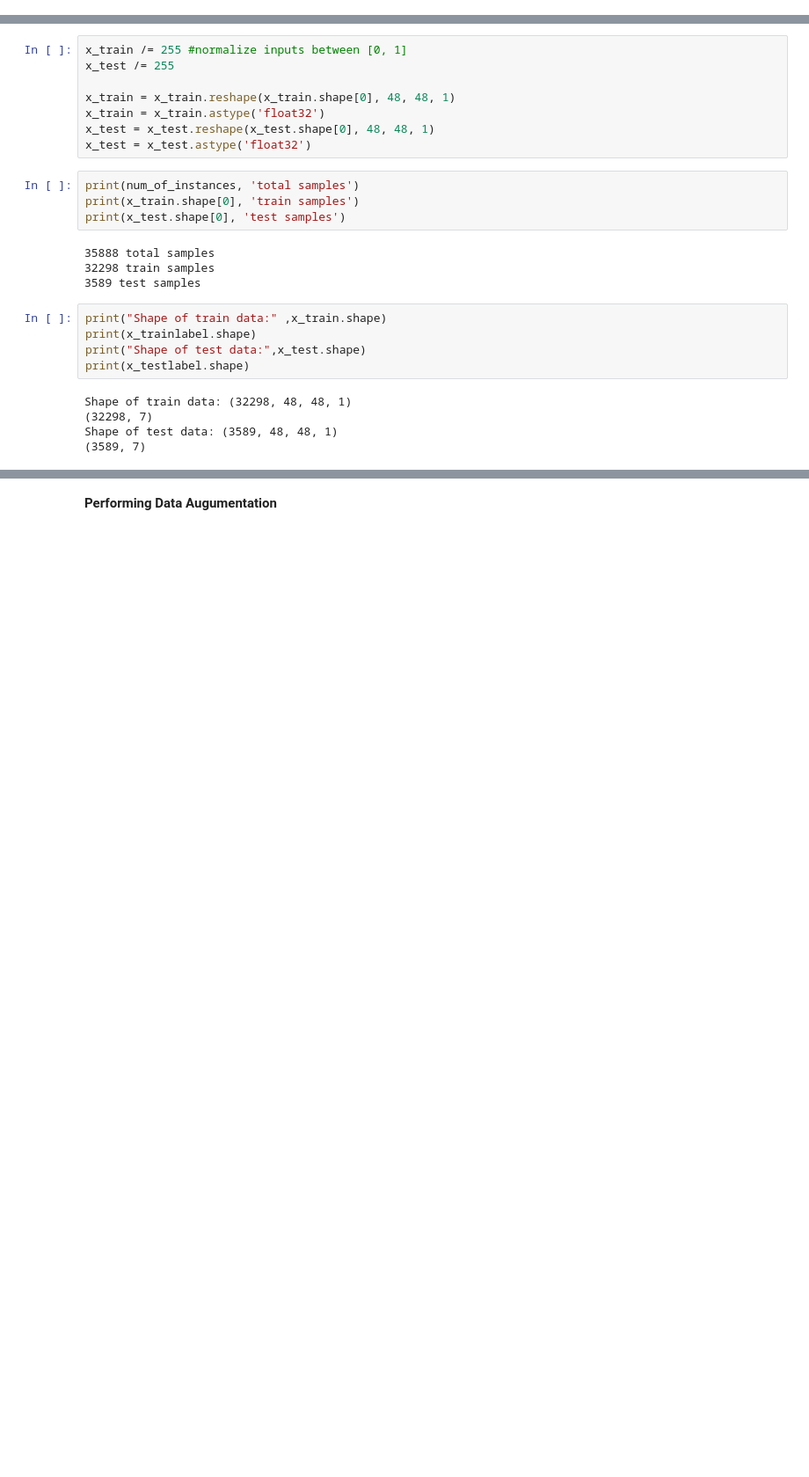
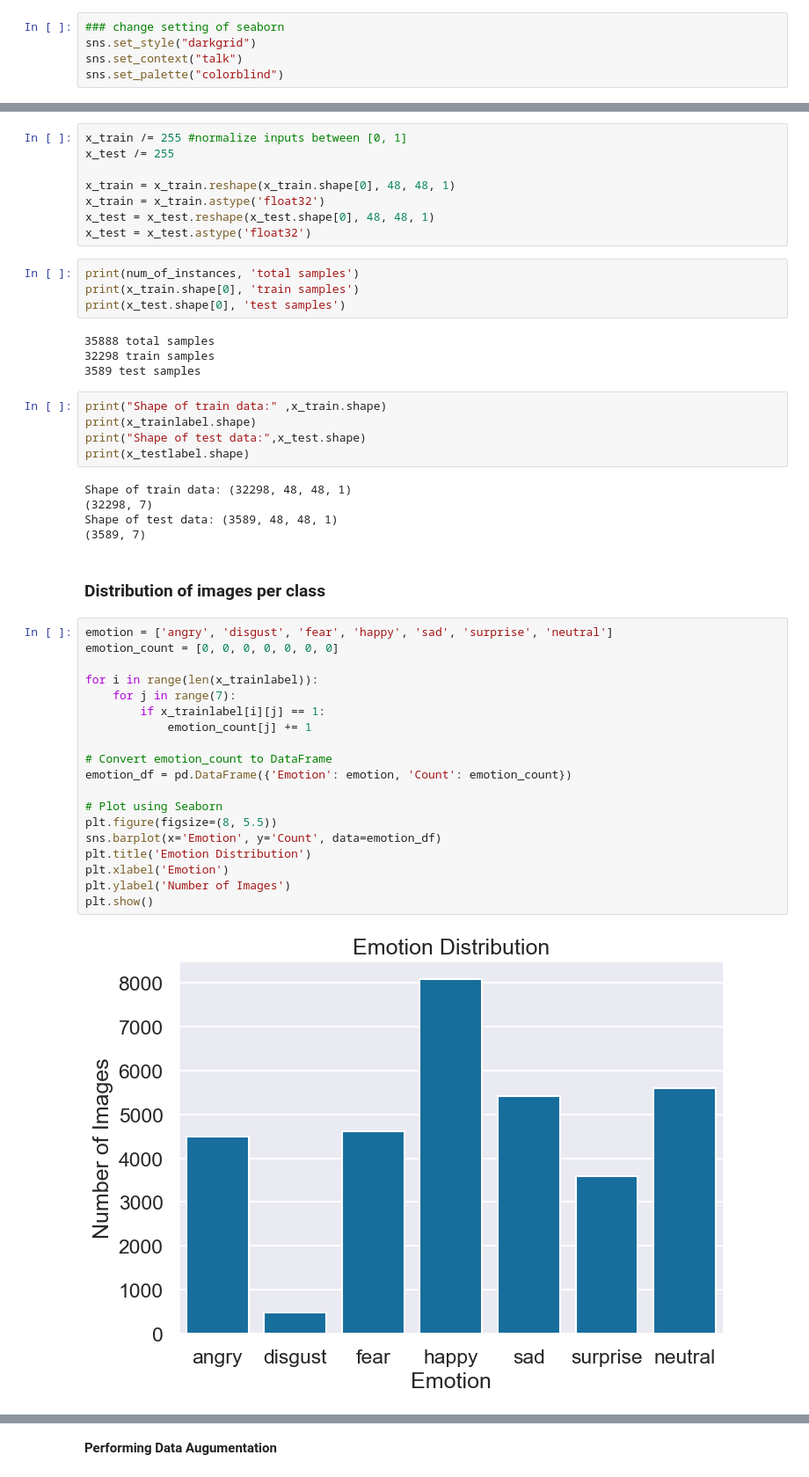
Before and after one commit to ehtisham-sadiq/Crowd-Emotion-Recognition, a Jupyter notebook: backend/Crowd-Emotion-Recognition.ipynb, the cells around one changed output, grey strips where cells are left out. Shown at 88% size. Saved outputs shown, nothing was run; the diff lists cells and outputs as text; blank space fills up the shorter version.

Commit message:
notebook updated and plots code added

```diff
--- a/backend/Crowd-Emotion-Recognition.ipynb
+++ b/backend/Crowd-Emotion-Recognition.ipynb
@@ -13,5 +15,10 @@ from tensorflow import keras
 
 # Tensorflow vs Pytorch
+# %%
+### change setting of seaborn
+sns.set_style("darkgrid")
+sns.set_context("talk")
+sns.set_palette("colorblind")
 # %%
 # Input: used to instantiate a Keras tensor for the input to the model
 # Conv2D: Convolutional layer that applies a 2D convolution over an input signal
@@ -91,3 +98,26 @@ Shape of train data: (32298, 48, 48, 1)
 (32298, 7)
 Shape of test data: (3589, 48, 48, 1)
 (3589, 7)
+# %% [markdown]
+### Distribution of images per class
+# %%
+emotion = ['angry', 'disgust', 'fear', 'happy', 'sad', 'surprise', 'neutral']
+emotion_count = [0, 0, 0, 0, 0, 0, 0]
+
+for i in range(len(x_trainlabel)):
+    for j in range(7):
+        if x_trainlabel[i][j] == 1:
+            emotion_count[j] += 1
+
+# Convert emotion_count to DataFrame
+emotion_df = pd.DataFrame({'Emotion': emotion, 'Count': emotion_count})
+
+# Plot using Seaborn
+plt.figure(figsize=(8, 5.5))
+sns.barplot(x='Emotion', y='Count', data=emotion_df)
+plt.title('Emotion Distribution')
+plt.xlabel('Emotion')
+plt.ylabel('Number of Images')
+plt.show()
+# %% [output]
+[figure, added]
```
Also changed, not shown: parts of 49 cells of this notebook.
